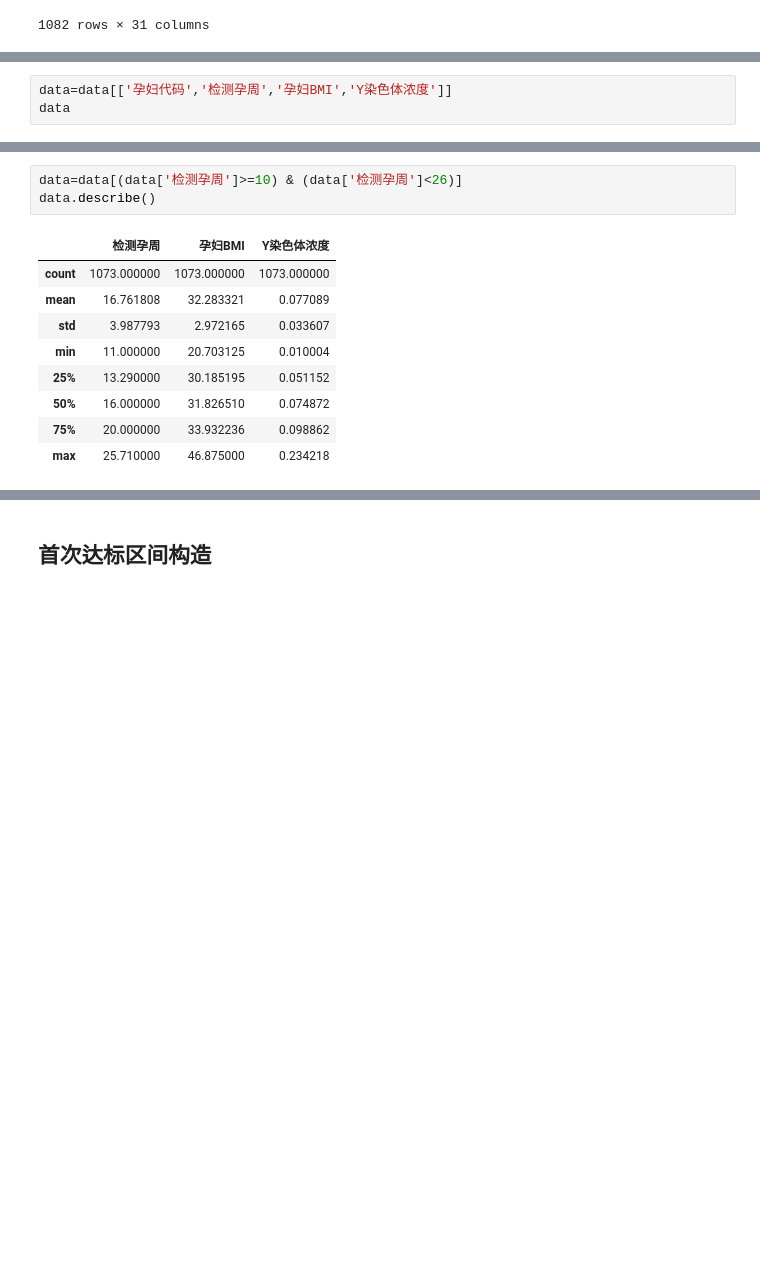
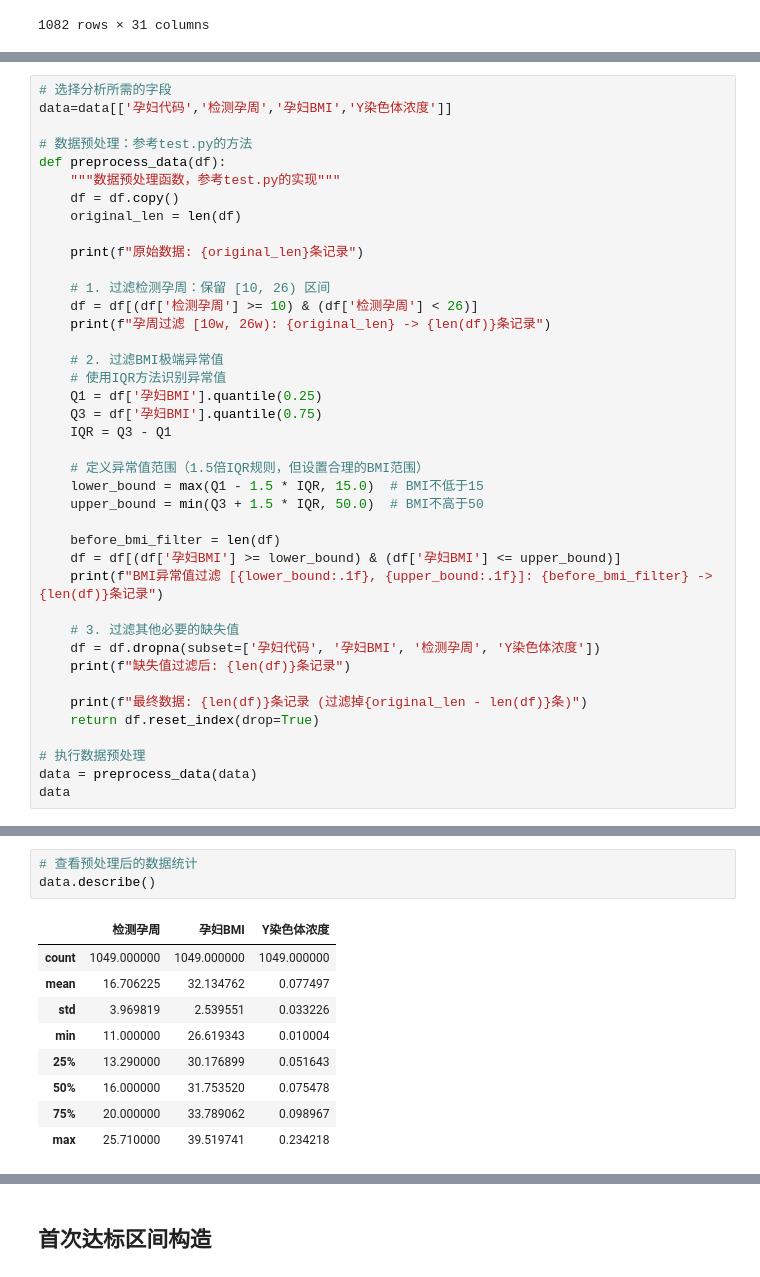
Before and after one commit to George-Zheng-1013/prenatal-testing, a Jupyter notebook: Q2/两阶段.ipynb, the cells around one changed output, grey strips where cells are left out. Drawn from its saved outputs; the diff is of its cells as text; blank space fills up the shorter version.

```diff
--- a/Q2/两阶段.ipynb
+++ b/Q2/两阶段.ipynb
@@ -23,4 +23,41 @@ data
 # %%
+# 选择分析所需的字段
 data=data[['孕妇代码','检测孕周','孕妇BMI','Y染色体浓度']]
+
+# 数据预处理：参考test.py的方法
+def preprocess_data(df):
+    """数据预处理函数，参考test.py的实现"""
+    df = df.copy()
+    original_len = len(df)
+
+    print(f"原始数据: {original_len}条记录")
+
+    # 1. 过滤检测孕周：保留 [10, 26) 区间
+    df = df[(df['检测孕周'] >= 10) & (df['检测孕周'] < 26)]
+    print(f"孕周过滤 [10w, 26w): {original_len} -> {len(df)}条记录")
+
+    # 2. 过滤BMI极端异常值
+    # 使用IQR方法识别异常值
+    Q1 = df['孕妇BMI'].quantile(0.25)
+    Q3 = df['孕妇BMI'].quantile(0.75)
+    IQR = Q3 - Q1
+
+    # 定义异常值范围（1.5倍IQR规则，但设置合理的BMI范围）
+    lower_bound = max(Q1 - 1.5 * IQR, 15.0)  # BMI不低于15
+    upper_bound = min(Q3 + 1.5 * IQR, 50.0)  # BMI不高于50
+
+    before_bmi_filter = len(df)
+    df = df[(df['孕妇BMI'] >= lower_bound) & (df['孕妇BMI'] <= upper_bound)]
+    print(f"BMI异常值过滤 [{lower_bound:.1f}, {upper_bound:.1f}]: {before_bmi_filter} -> {len(df)}条记录")
+
+    # 3. 过滤其他必要的缺失值
+    df = df.dropna(subset=['孕妇代码', '孕妇BMI', '检测孕周', 'Y染色体浓度'])
+    print(f"缺失值过滤后: {len(df)}条记录")
+
+    print(f"最终数据: {len(df)}条记录 (过滤掉{original_len - len(df)}条)")
+    return df.reset_index(drop=True)
+
+# 执行数据预处理
+data = preprocess_data(data)
 data
 # %% [output]
@@ -40,13 +82,13 @@ data
 # %%
-data=data[(data['检测孕周']>=10) & (data['检测孕周']<26)]
+# 查看预处理后的数据统计
 data.describe()
 # %% [output]
 |  | 检测孕周 | 孕妇BMI | Y染色体浓度 |
-| count | 1073.000000 | 1073.000000 | 1073.000000 |
-| mean | 16.761808 | 32.283321 | 0.077089 |
-| std | 3.987793 | 2.972165 | 0.033607 |
-| min | 11.000000 | 20.703125 | 0.010004 |
-| 25% | 13.290000 | 30.185195 | 0.051152 |
-| 50% | 16.000000 | 31.826510 | 0.074872 |
-| 75% | 20.000000 | 33.932236 | 0.098862 |
-| max | 25.710000 | 46.875000 | 0.234218 |
+| count | 1049.000000 | 1049.000000 | 1049.000000 |
+| mean | 16.706225 | 32.134762 | 0.077497 |
+| std | 3.969819 | 2.539551 | 0.033226 |
+| min | 11.000000 | 26.619343 | 0.010004 |
+| 25% | 13.290000 | 30.176899 | 0.051643 |
+| 50% | 16.000000 | 31.753520 | 0.075478 |
+| 75% | 20.000000 | 33.789062 | 0.098967 |
+| max | 25.710000 | 39.519741 | 0.234218 |
```
Also changed, not shown: parts of 15 cells of this notebook, 1 other file.
